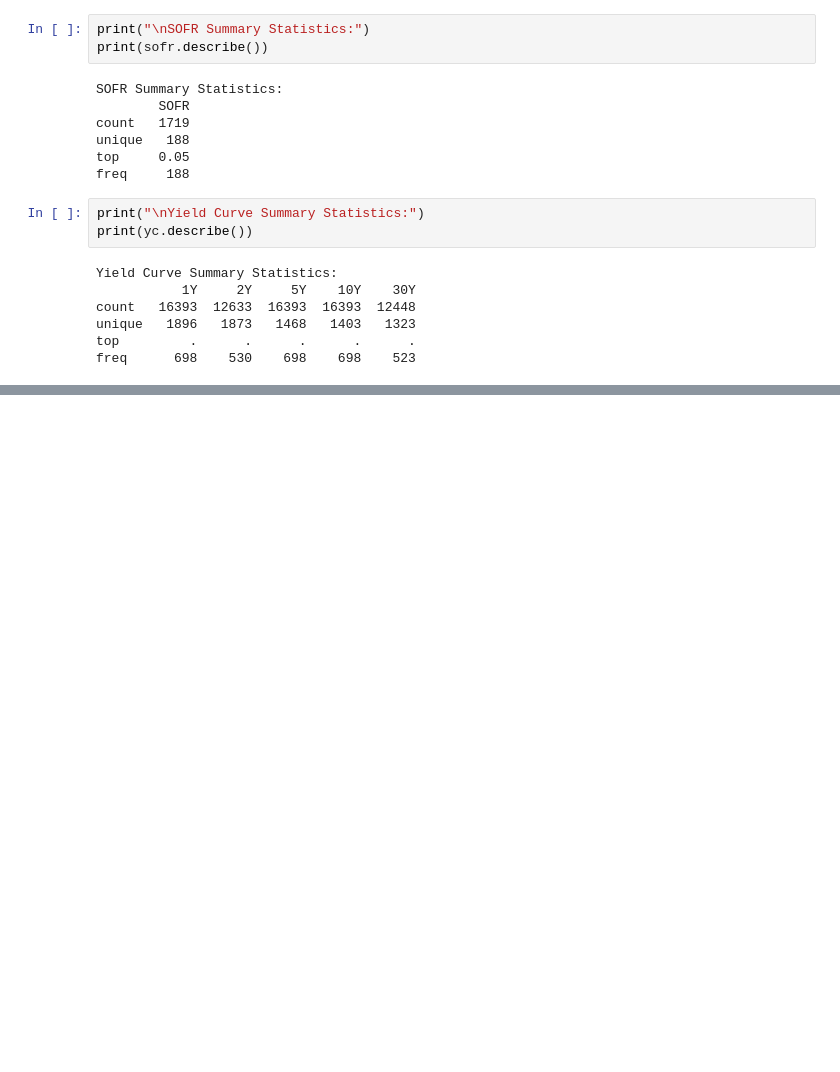
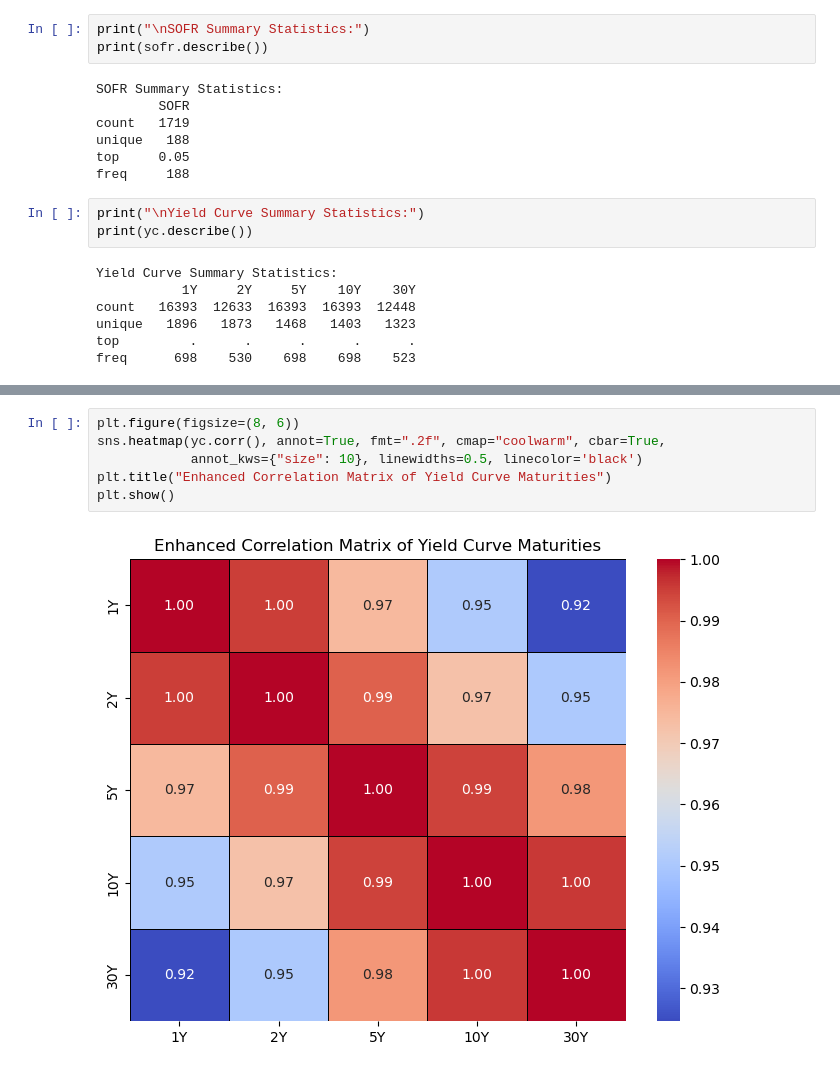
Before and after one commit to atkrish0/numerical-analysis-rbs, a Jupyter notebook: project/v1.ipynb, the cells around one changed output, grey strips where cells are left out. Saved outputs shown, nothing was run; the diff lists cells and outputs as text; blank space fills up the shorter version.

```diff
--- a/project/v1.ipynb
+++ b/project/v1.ipynb
@@ -103,0 +191,8 @@ freq      698    530    698    698    523
+# %%
+plt.figure(figsize=(8, 6))
+sns.heatmap(yc.corr(), annot=True, fmt=".2f", cmap="coolwarm", cbar=True,
+            annot_kws={"size": 10}, linewidths=0.5, linecolor='black')
+plt.title("Enhanced Correlation Matrix of Yield Curve Maturities")
+plt.show()
+# %% [output]
+[figure, added]
```
Also changed, not shown: parts of 11 cells of this notebook.
